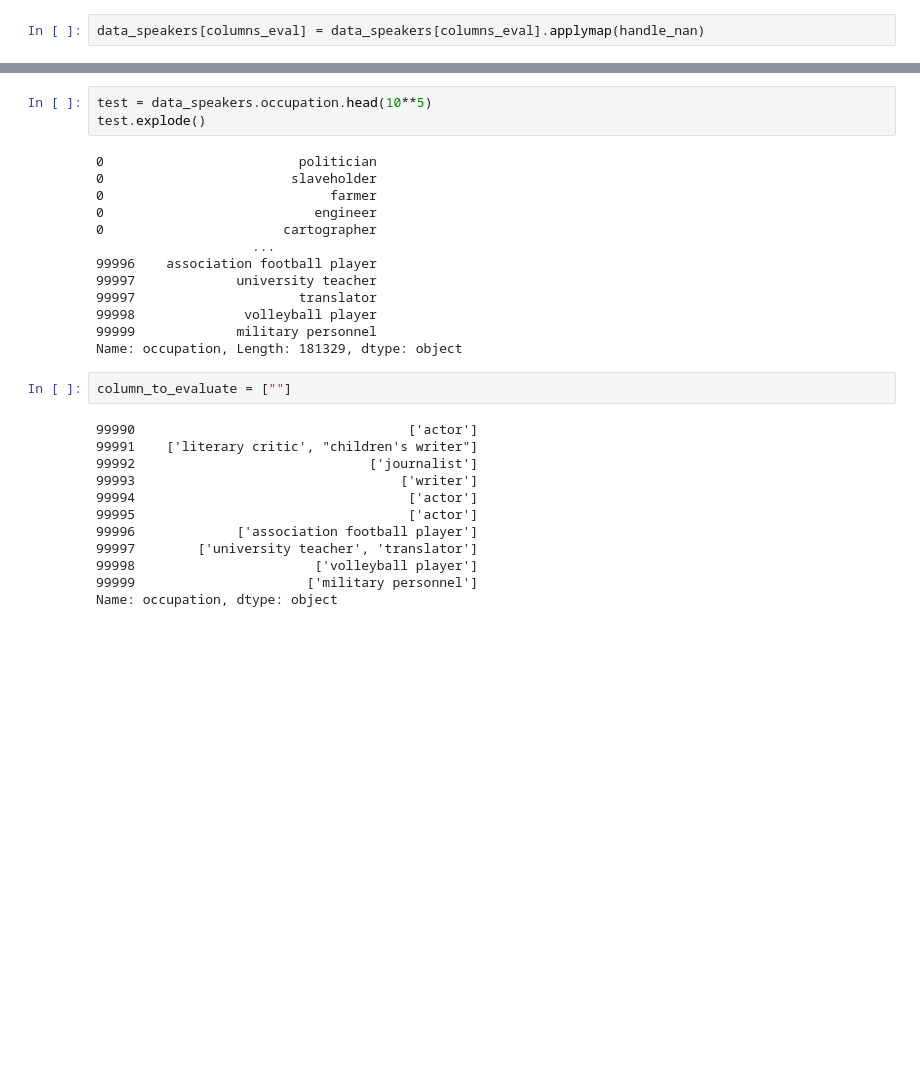
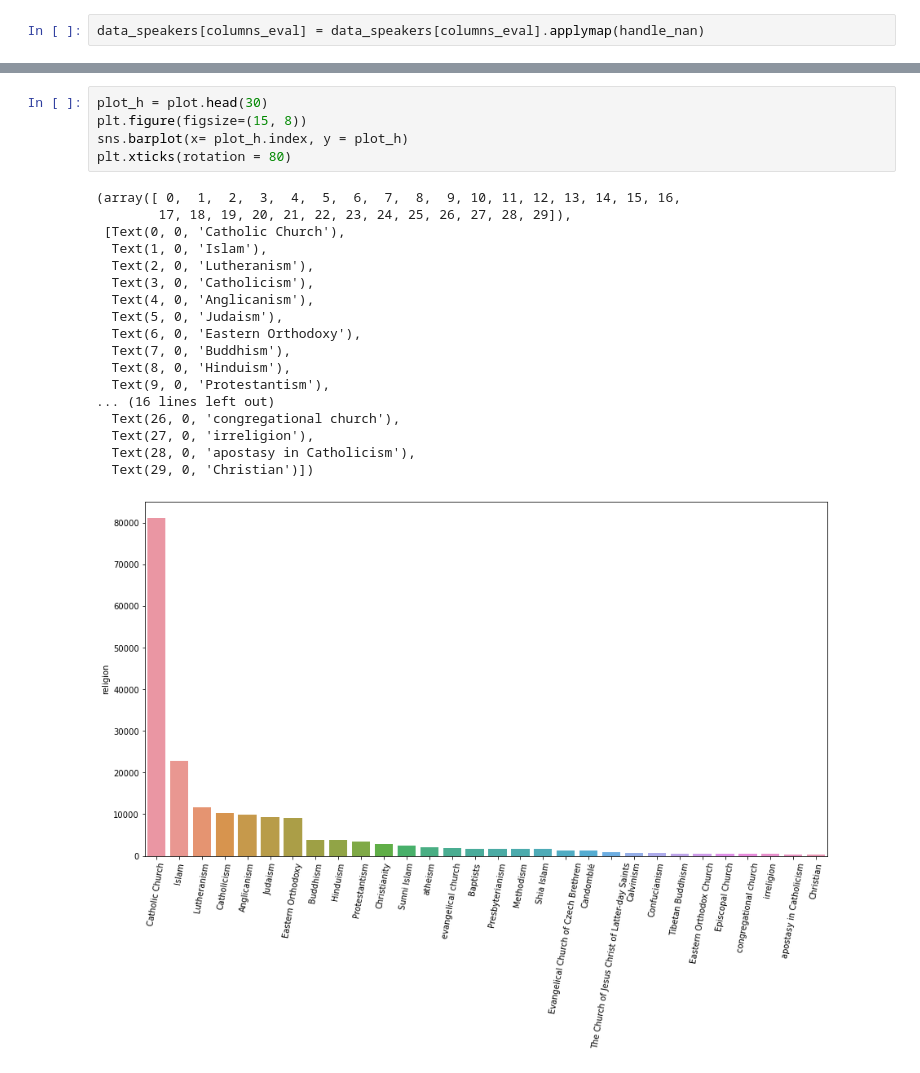
Before and after one commit to epfl-ada/ada-2021-project-avada-kedavra, a Jupyter notebook: speaker_filtering.ipynb, the cells around one changed output, grey strips where cells are left out. Saved outputs shown, nothing was run; the diff lists cells and outputs as text; blank space fills up the shorter version.

```diff
--- a/speaker_filtering.ipynb
+++ b/speaker_filtering.ipynb
@@ -46,31 +48,25 @@ data_speakers.head(10)
 # %%
-test = data_speakers.occupation.head(10**5)
-test.explode()
+plot_h = plot.head(30)
+plt.figure(figsize=(15, 8))
+sns.barplot(x= plot_h.index, y = plot_h)
+plt.xticks(rotation = 80)
 # %% [output]
-0                         politician
-0                        slaveholder
-0                             farmer
-0                           engineer
-0                       cartographer
-                    ...
-99996    association football player
-99997             university teacher
-99997                     translator
-99998              volleyball player
-99999             military personnel
-Name: occupation, Length: 181329, dtype: object
+(array([ 0,  1,  2,  3,  4,  5,  6,  7,  8,  9, 10, 11, 12, 13, 14, 15, 16,
+        17, 18, 19, 20, 21, 22, 23, 24, 25, 26, 27, 28, 29]),
+ [Text(0, 0, 'Catholic Church'),
+  Text(1, 0, 'Islam'),
+  Text(2, 0, 'Lutheranism'),
+  Text(3, 0, 'Catholicism'),
+  Text(4, 0, 'Anglicanism'),
+  Text(5, 0, 'Judaism'),
+  Text(6, 0, 'Eastern Orthodoxy'),
+  Text(7, 0, 'Buddhism'),
+  Text(8, 0, 'Hinduism'),
+  Text(9, 0, 'Protestantism'),
+... (16 lines left out)
+  Text(26, 0, 'congregational church'),
+  Text(27, 0, 'irreligion'),
+  Text(28, 0, 'apostasy in Catholicism'),
+  Text(29, 0, 'Christian')])
+[figure, added]
-# %%
-column_to_evaluate = [""]
-# %% [output]
-99990                                   ['actor']
-99991    ['literary critic', "children's writer"]
-99992                              ['journalist']
-99993                                  ['writer']
-99994                                   ['actor']
-99995                                   ['actor']
-99996             ['association football player']
-99997        ['university teacher', 'translator']
-99998                       ['volleyball player']
-99999                      ['military personnel']
-Name: occupation, dtype: object
 # %%
```
Also changed, not shown: parts of 10 cells of this notebook.
